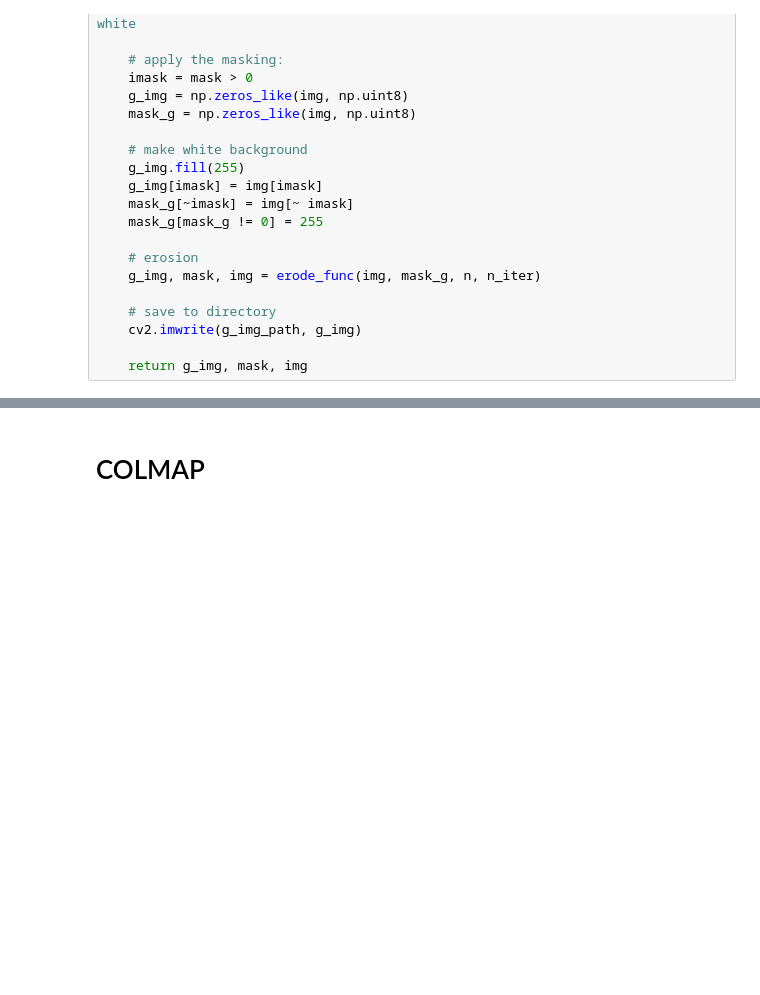
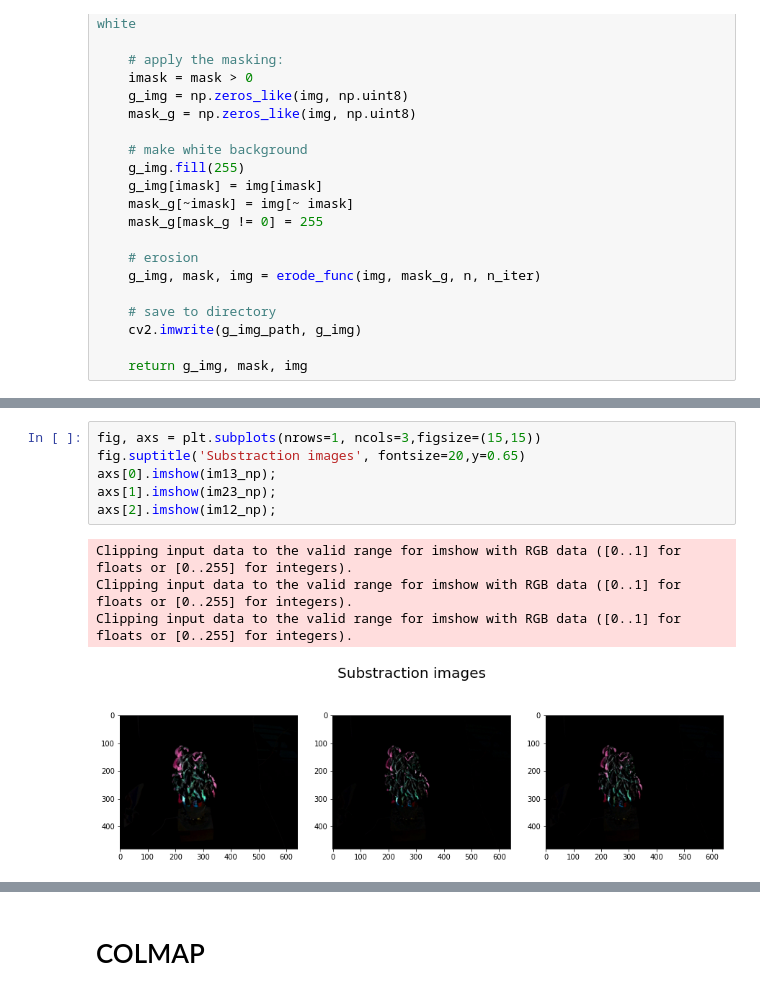
Before and after one commit to Lite-Fog/raspi-plant, a Jupyter notebook: dev_colmap_az.ipynb, the cells around one changed output, grey strips where cells are left out. Cells and saved outputs as stored; diff of their text form; blank space fills up the shorter version.

```diff
--- a/dev_colmap_az.ipynb
+++ b/dev_colmap_az.ipynb
@@ -379,0 +173,11 @@ imshow(d_grey_diff["56"][2])
+# %%
+fig, axs = plt.subplots(nrows=1, ncols=3,figsize=(15,15))
+fig.suptitle('Substraction images', fontsize=20,y=0.65)
+axs[0].imshow(im13_np);
+axs[1].imshow(im23_np);
+axs[2].imshow(im12_np);
+# %% [output]
+Clipping input data to the valid range for imshow with RGB data ([0..1] for floats or [0..255] for integers).
+Clipping input data to the valid range for imshow with RGB data ([0..1] for floats or [0..255] for integers).
+Clipping input data to the valid range for imshow with RGB data ([0..1] for floats or [0..255] for integers).
+[figure, added]
```
Also changed, not shown: parts of 55 cells of this notebook.
